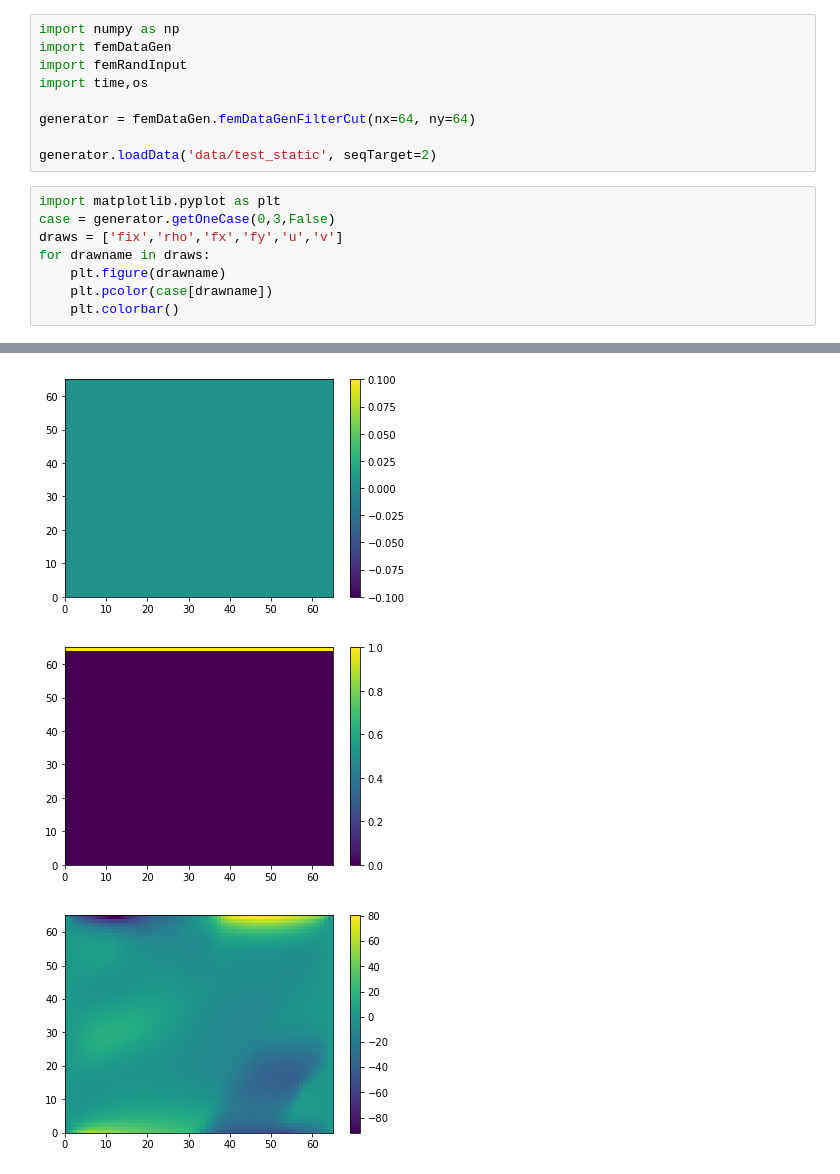
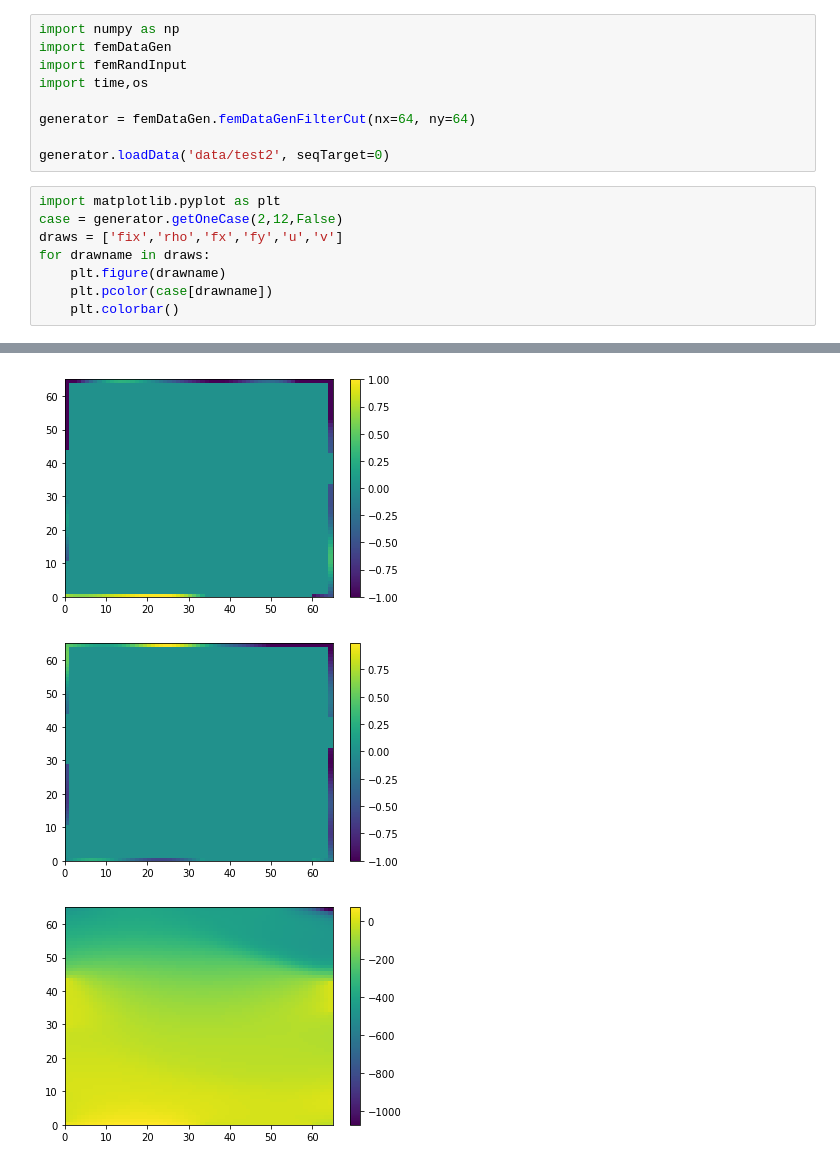
Before and after one commit to harryzhou2000/FemGridTopo, a Jupyter notebook: testGenPeek.ipynb, the cells around one changed output, grey strips where cells are left out. Drawn from its saved outputs; the diff is of its cells as text.

```diff
--- a/testGenPeek.ipynb
+++ b/testGenPeek.ipynb
@@ -6,10 +6,10 @@ import time,os
 
 generator = femDataGen.femDataGenFilterCut(nx=64, ny=64)
 
-generator.loadData('data/test_static', seqTarget=2)
+generator.loadData('data/test2', seqTarget=0)
 # %%
 import matplotlib.pyplot as plt
-case = generator.getOneCase(0,3,False)
+case = generator.getOneCase(2,12,False)
 draws = ['fix','rho','fx','fy','u','v']
 for drawname in draws:
     plt.figure(drawname)
@@ -21,3 +21,3 @@ for drawname in draws:
-[figure, old version]
+[figure, new version]
-[figure, old version]
+[figure, new version]
-[figure, old version]
+[figure, new version]
```
Also changed, not shown: parts of 1 cell of this notebook, 50 other files.
